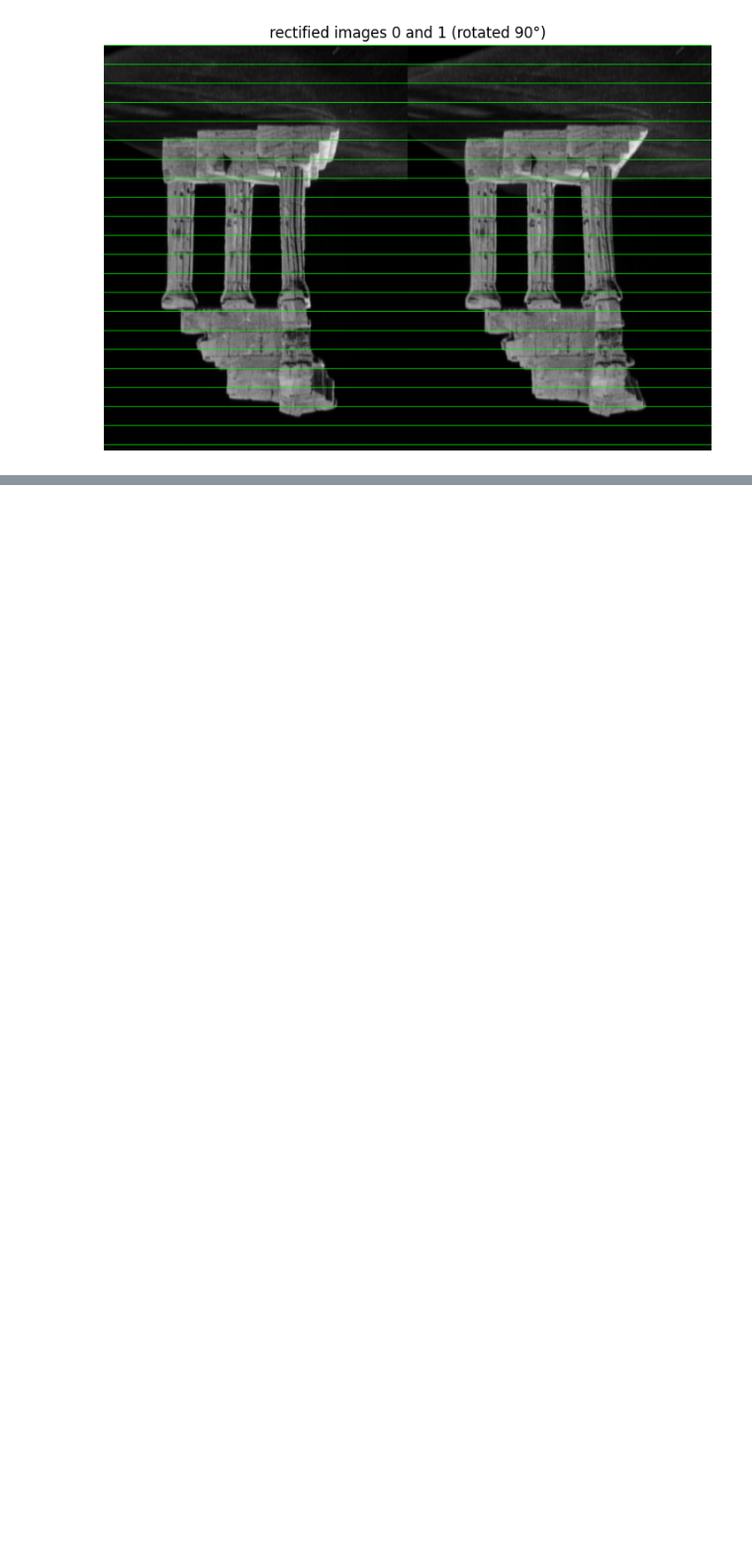
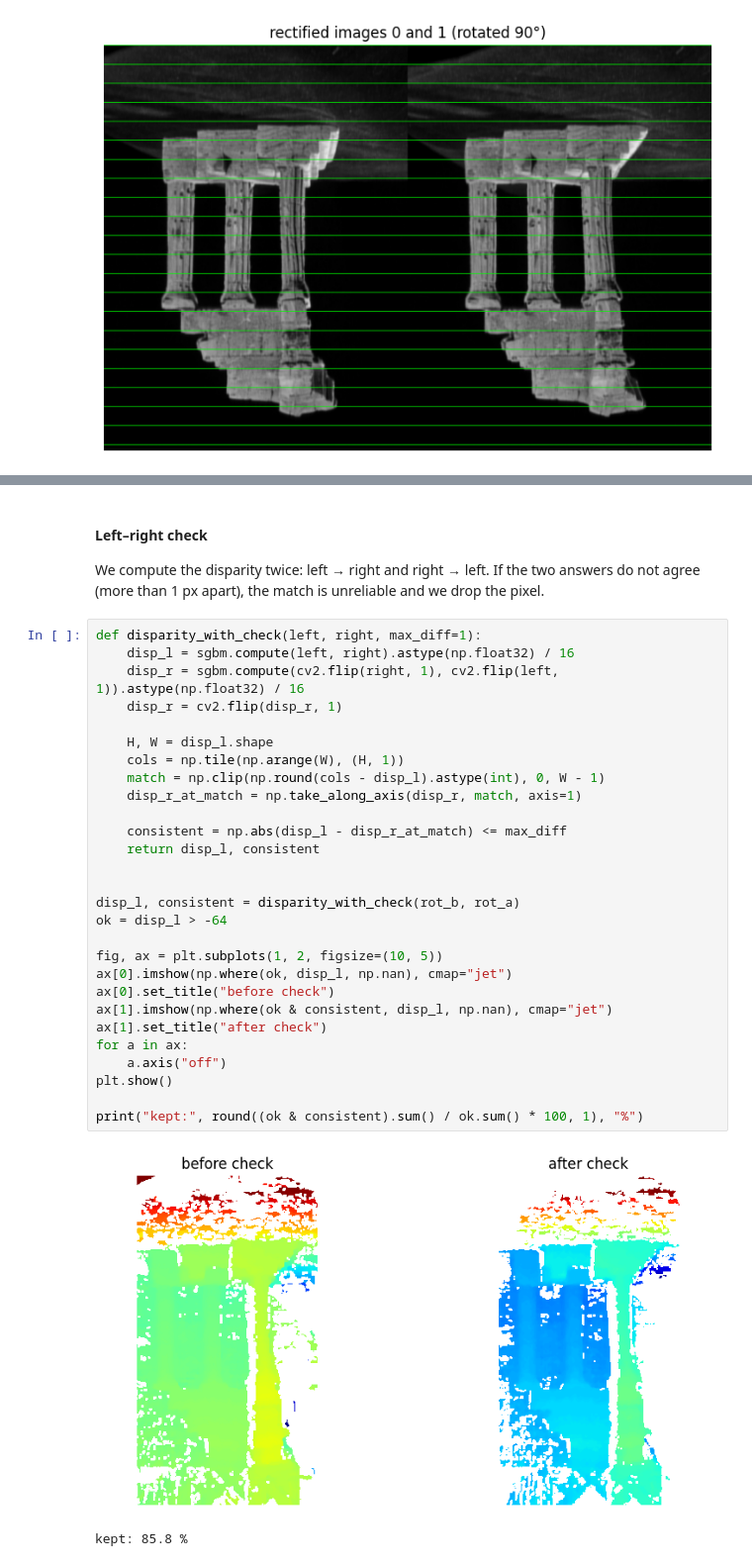
Before and after one commit to sensoyyasin/3D-Sfm-Stereo-Mesh, a Jupyter notebook: sfm.ipynb, the cells around one changed output, grey strips where cells are left out. Shown at 99% size. Saved outputs shown, nothing was run; the diff lists cells and outputs as text; blank space fills up the shorter version.

```diff
--- a/sfm.ipynb
+++ b/sfm.ipynb
@@ -883,0 +927,35 @@ total dense points: 1794741
+# %% [markdown]
+#### Left–right check
+
+We compute the disparity twice: left → right and right → left. If the two answers do not agree (more than 1 px apart), the match is unreliable and we drop the pixel.
+# %%
+def disparity_with_check(left, right, max_diff=1):
+    disp_l = sgbm.compute(left, right).astype(np.float32) / 16
+    disp_r = sgbm.compute(cv2.flip(right, 1), cv2.flip(left, 1)).astype(np.float32) / 16
+    disp_r = cv2.flip(disp_r, 1)
+
+    H, W = disp_l.shape
+    cols = np.tile(np.arange(W), (H, 1))
+    match = np.clip(np.round(cols - disp_l).astype(int), 0, W - 1)
+    disp_r_at_match = np.take_along_axis(disp_r, match, axis=1)
+
+    consistent = np.abs(disp_l - disp_r_at_match) <= max_diff
+    return disp_l, consistent
+
+
+disp_l, consistent = disparity_with_check(rot_b, rot_a)
+ok = disp_l > -64
+
+fig, ax = plt.subplots(1, 2, figsize=(10, 5))
+ax[0].imshow(np.where(ok, disp_l, np.nan), cmap="jet")
+ax[0].set_title("before check")
+ax[1].imshow(np.where(ok & consistent, disp_l, np.nan), cmap="jet")
+ax[1].set_title("after check")
+for a in ax:
+    a.axis("off")
+plt.show()
+
+print("kept:", round((ok & consistent).sum() / ok.sum() * 100, 1), "%")
+# %% [output]
+[figure, added]
+kept: 85.8 %
```
Also changed, not shown: parts of 23 cells of this notebook.
